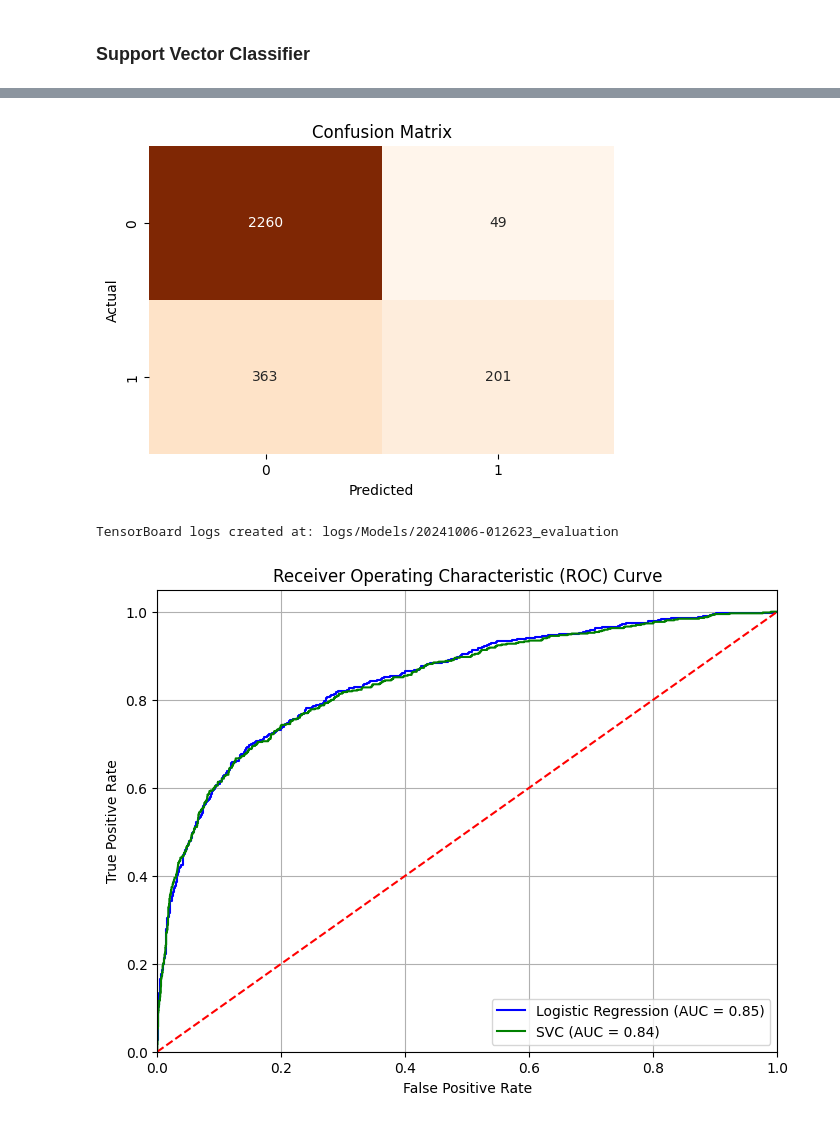
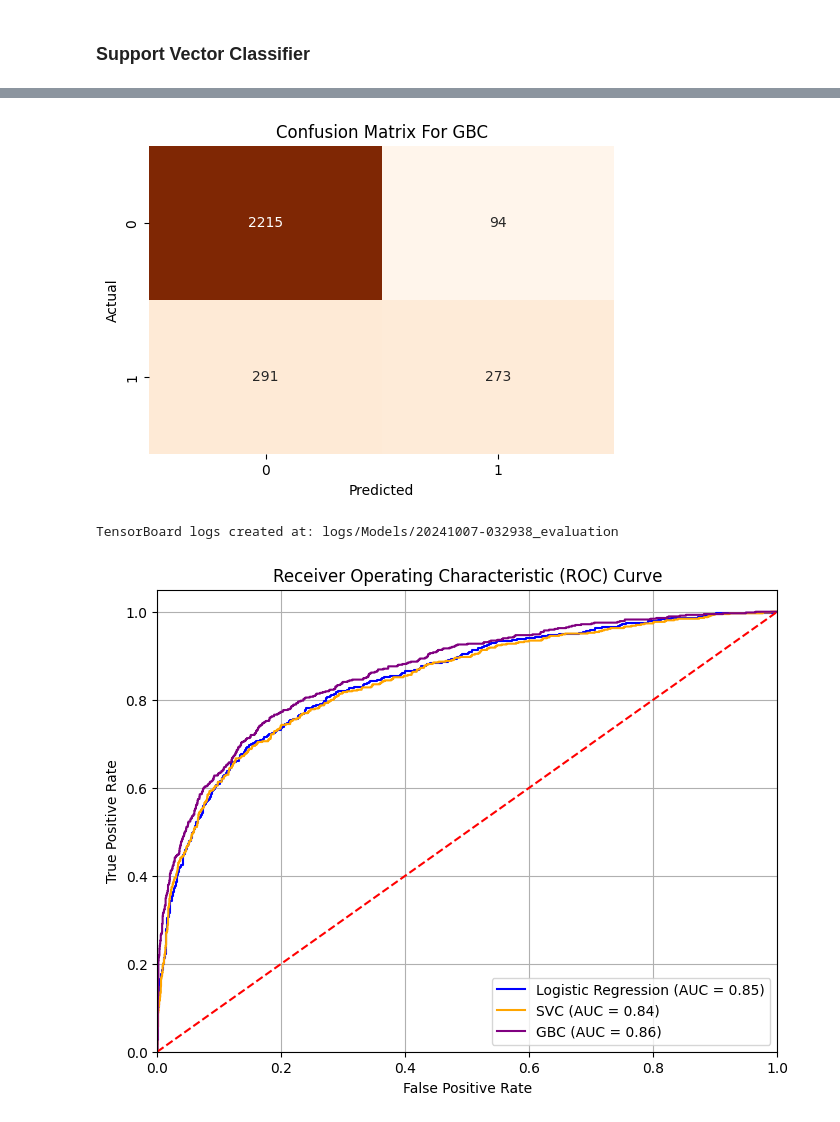
Before and after one commit to mohamedseif-10/Graduation-project-DEPI, a Jupyter notebook: Machine_Learning/ML_Models.ipynb, the cells around one changed output, grey strips where cells are left out. Saved outputs shown, nothing was run; the diff lists cells and outputs as text; code cells hidden in the pictures.

```diff
--- a/Machine_Learning/ML_Models.ipynb
+++ b/Machine_Learning/ML_Models.ipynb
@@ -24,7 +23,7 @@ data.head(10)
 | 9 | 10 | 528 | France | Male | 31 | 6 | 102016.72 | 2 | 0 | ... |
 10 rows × 26 columns
 # %%
-data.drop(columns=['gender_Male','gender_num','country_Germany','country_Spain','balance_salary_ratio','balance_credit_ratio','age_group','gender_country'],axis=1,inplace=True)
+data.drop(columns=['Unnamed: 0','gender_Male','gender_num','country_Germany','country_Spain','balance_salary_ratio','balance_credit_ratio','age_group','gender_country'],axis=1,inplace=True)
 # %%
 data.info()
 # %% [output]
@@ -248,8 +220,0 @@ X.head()
-# %%
-column_order = ['estimated_salary','credit_score','balance','age','country_Germany','country_Spain','country_France',
-                'gender_Female','gender_Male','active_member_0','active_member_1','credit_card_0','credit_card_1',
-                'products_number_1','products_number_2','products_number_3','tenure_0','tenure_1','tenure_2','tenure_3','tenure_4',
-                'tenure_5','tenure_6','tenure_7','tenure_8','tenure_9','tenure_10']
-
-X = X[column_order]
-X.head()
@@ -291,8 +228,7 @@ from sklearn.model_selection import train_test_split
 from sklearn.preprocessing import StandardScaler
 from sklearn.metrics import accuracy_score, classification_report, roc_auc_score
 
-# Split the data into training and testing sets
-X_train, X_test, y_train, y_test = train_test_split(X, y, test_size=0.3, random_state=42)
+X_train, X_test, y_train, y_test_lr = train_test_split(X, y, test_size=0.3, random_state=42)
 
 # Standardize the features (important for logistic regression)
 scaler = StandardScaler()
@@ -305,17 +241,16 @@ lr_model = LogisticRegression(solver="liblinear" ,penalty='l1')
 # Fit the model to the training data
 lr_model.fit(X_train_scaled, y_train)
 
-# Predict class labels (0 or 1) on the test set
 y_pred = lr_model.predict(X_test_scaled)
 
-accuracy = accuracy_score(y_test,y_pred)
+accuracy = accuracy_score(y_test_lr,y_pred)
 print("Accuracy:", accuracy)
-report = classification_report(y_test,y_pred)
+report = classification_report(y_test_lr,y_pred)
 print("Classification Report:\n", report)
 # the AUC-ROC score, use the predicted probabilities
-y_pred_prob_lr = lr_model.predict_proba(X_test_scaled)[:, 1]
-auc_roc = roc_auc_score(y_test, y_pred_prob_lr) # Get probabilities for class 1 (churn)
-print("AUC-ROC:", auc_roc)
+y_pred_prob_lr2 = lr_model.predict_proba(X_test_scaled)[:, 1]
+auc_roc_lr2 = roc_auc_score(y_test_lr, y_pred_prob_lr2) # Get probabilities for class 1 (churn)
+print("AUC-ROC:", auc_roc_lr2)
 # %% [output]
 Accuracy: 0.8569439610163592
 Classification Report:
@@ -467,71 +596,75 @@ AUC-ROC: 0.8456878572591371
 # %%
-# Confusion matrix
 cm = confusion_matrix(y_test, y_pred)
 
 # Plot confusion matrix as a heatmap
 plt.figure(figsize=(6, 4))
 sns.heatmap(cm, annot=True, fmt='d', cmap='Oranges', cbar=False)
-plt.title('Confusion Matrix')
+plt.title('Confusion Matrix For GBC')
 plt.xlabel('Predicted')
 plt.ylabel('Actual')
-# Save the plot as an image and log it to TensorBoard
+
 buf = io.BytesIO()  # Create a buffer to save the figure
 plt.savefig(buf, format='png')  # Save the current figure to the buffer
 plt.show()
-plt.close()  # Close the plot
+plt.close()
 
 # Convert the image buffer to a TensorFlow image
 image = tf.image.decode_png(buf.getvalue(), channels=4)
 image = tf.expand_dims(image, 0)  # Add the batch dimension
 # %% [output]
-[figure, old version]
+[figure, new version]
 # %%
 current_time = datetime.datetime.now().strftime("%Y%m%d-%H%M%S")
 log_dir = 'logs/Models/' + current_time + '_evaluation'
 summary_writer = tf.summary.create_file_writer(log_dir)
 # Log metrics to TensorBoard
 with summary_writer.as_default():
-    tf.summary.scalar('Accuracy_SupportVectorClassifier', accuracy, step=1)
+    tf.summary.scalar('Accuracy_GradientBoostingClassifier', accuracy, step=1)
     tf.summary.scalar('AUC-ROC', auc_roc, step=1)
     tf.summary.image('Confusion Matrix', image, step=1)
 
 print(f"TensorBoard logs created at: {log_dir}")
 # %% [output]
-TensorBoard logs created at: logs/Models/20241006-012623_evaluation
+TensorBoard logs created at: logs/Models/20241007-032938_evaluation
 # %%
 import matplotlib.pyplot as plt
 from sklearn.metrics import roc_curve, roc_auc_score
 
 # Compute ROC curve and AUC for Logistic Regression
-fpr_lr, tpr_lr, _ = roc_curve(y_test, y_pred_prob_lr)
-roc_auc_lr = roc_auc_score(y_test, y_pred_prob_lr)
+fpr_lr2, tpr_lr2, _ = roc_curve(y_test_lr, y_pred_prob_lr2)
+roc_auc_lr2 = roc_auc_score(y_test_lr, y_pred_prob_lr2)
 
 # Compute ROC curve and AUC for SVC
 fpr_svc, tpr_svc, _ = roc_curve(y_test, y_pred_prob_svc)
 roc_auc_svc = roc_auc_score(y_test, y_pred_prob_svc)
 
+# Compute ROC curve and AUC for SVC
+fpr_GBC, tpr_GBC, _ = roc_curve(y_test, y_pred_prob)
+roc_auc_GBC = roc_auc_score(y_test, y_pred_prob)
+
 # Plot ROC curves
 plt.figure(figsize=(8, 6))
 
 # ROC for Logistic Regression
-plt.plot(fpr_lr, tpr_lr, color='blue', label=f'Logistic Regression (AUC = {roc_auc_lr:.2f})')
+plt.plot(fpr_lr2, tpr_lr2, color='blue', label=f'Logistic Regression (AUC = {roc_auc_lr2:.2f})')
 
 # ROC for SVC
-plt.plot(fpr_svc, tpr_svc, color='green', label=f'SVC (AUC = {roc_auc_svc:.2f})')
+plt.plot(fpr_svc, tpr_svc, color='Orange', label=f'SVC (AUC = {roc_auc_svc:.2f})')
+
+# ROC for GBC
+plt.plot(fpr_GBC, tpr_GBC, color='Purple', label=f'GBC (AUC = {roc_auc_GBC:.2f})')
 
 # Diagonal line (random classifier)
 plt.plot([0, 1], [0, 1], color='red', linestyle='--')
 
-# Formatting the plot
 plt.xlim([0.0, 1.0])
 plt.ylim([0.0, 1.05])
 plt.xlabel('False Positive Rate')
 plt.ylabel('True Positive Rate')
 plt.title('Receiver Operating Characteristic (ROC) Curve')
 plt.legend(loc="lower right")
 plt.grid()
 
-# Show the plot
 plt.show()
 # %% [output]
-[figure, old version]
+[figure, new version]
```
Also changed, not shown: parts of 30 cells of this notebook, 14 other files.
